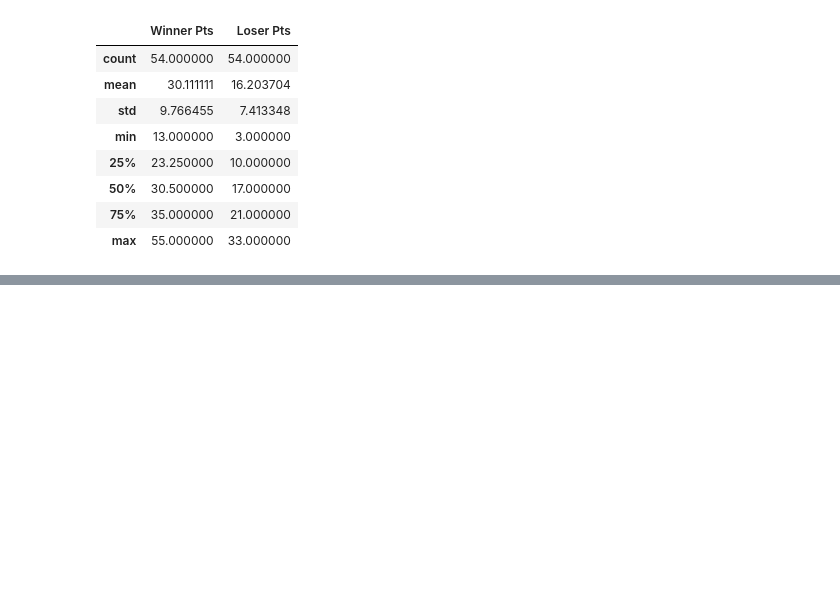
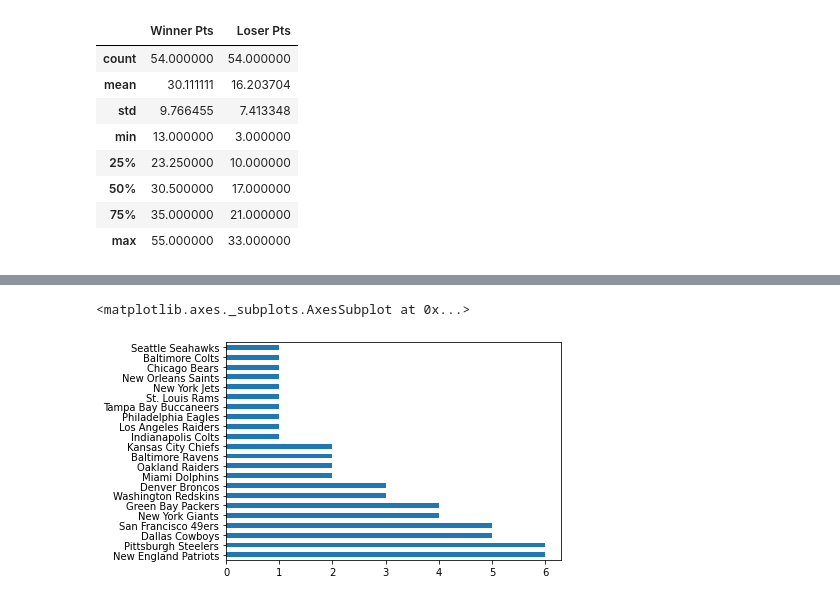
Before and after one commit to ehgeraldo/superbowl, a Jupyter notebook: superbowl.ipynb, the cells around one changed output, grey strips where cells are left out. Cells and saved outputs as stored; diff of their text form; code cells hidden in the pictures; blank space fills up the shorter version.

```diff
--- a/superbowl.ipynb
+++ b/superbowl.ipynb
@@ -13,7 +32,7 @@
 import pandas as pd
 
 # Denomimando o arquivo CSV como df (dataframe)
-df = pd.read_csv('superbowl.csv')
+df = pd.read_csv('/content/drive/My Drive/superbowl.csv')
 
 # Visualização das primeiras cinco linha de :
 df.head()
@@ -177,5 +217,5 @@ cf.go_offline()
 # %%
 # Gráfico de barras para os vencedores:
 
-df.Winner.value_counts().iplot(kind='barh')
+df.Winner.value_counts().plot(kind='barh')
 # %% [output]
@@ -183 +222,3 @@ df.Winner.value_counts().iplot(kind='barh')
+<matplotlib.axes._subplots.AxesSubplot at 0x...>
+[figure, added]
 # %%
```
Also changed, not shown: parts of 24 cells of this notebook.
